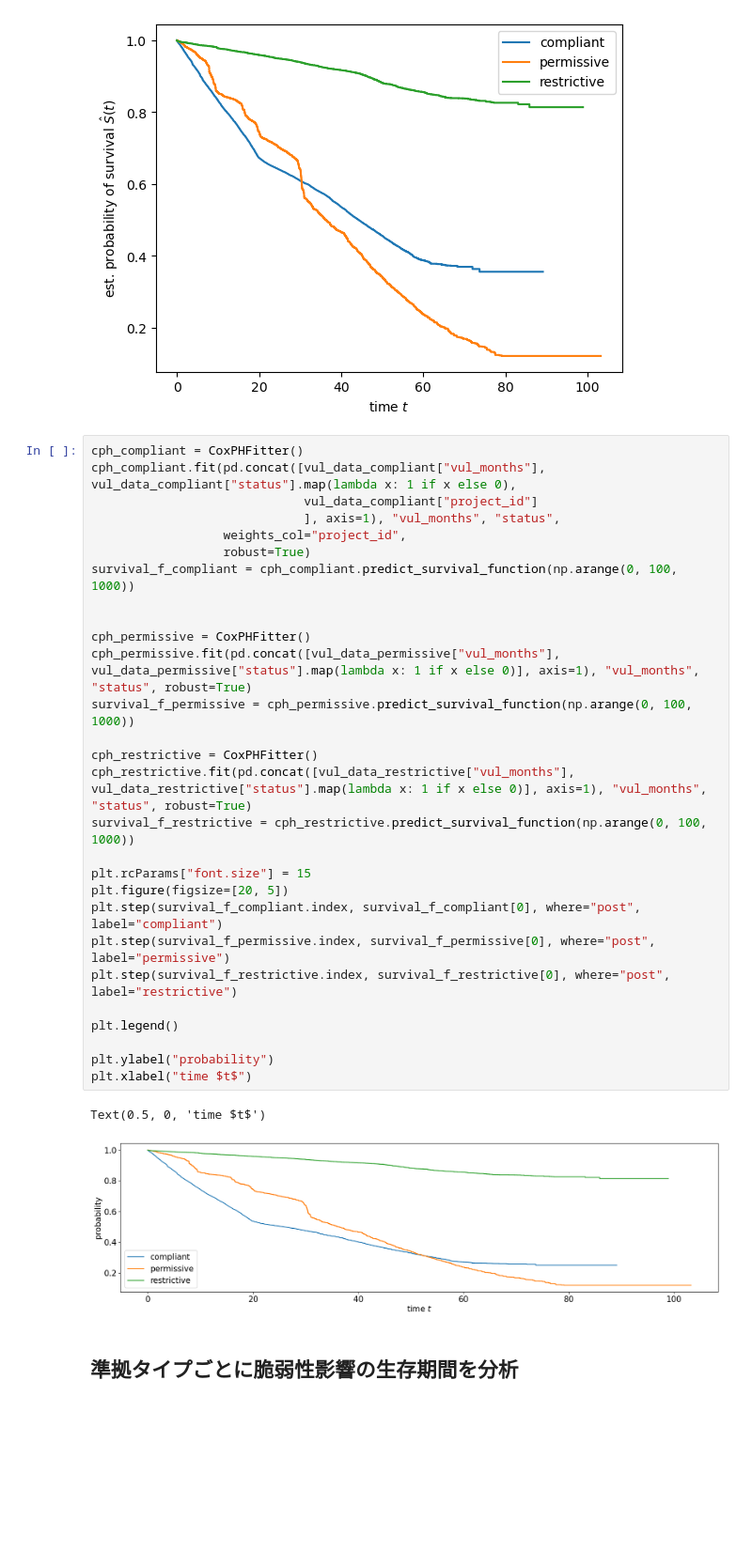
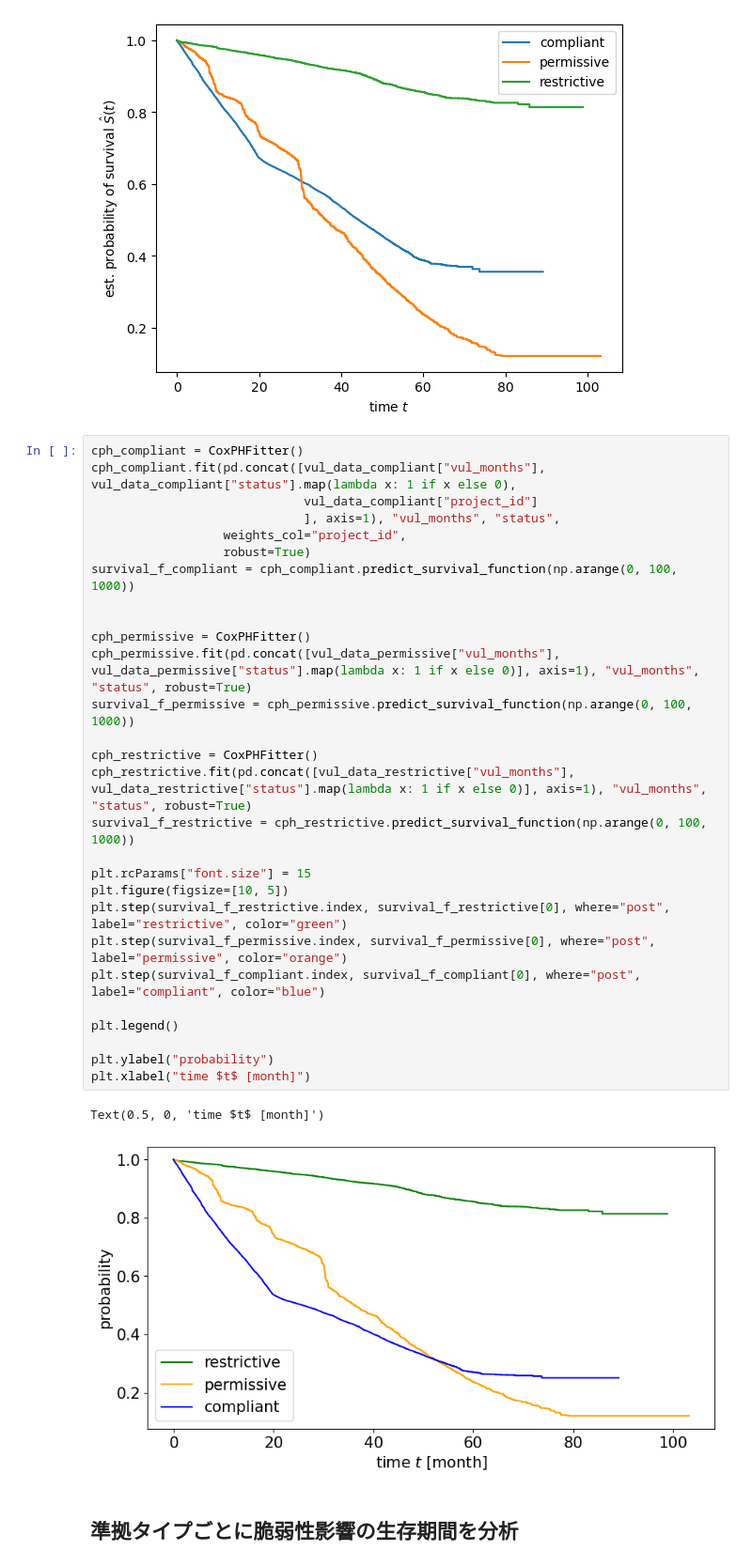
Before and after one commit to yamoyamoto/lib_network_research, a Jupyter notebook: analyzer/exprore_npm_vul_analyze_data.ipynb, the cells around one changed output. Shown at 94% size. Cells and saved outputs as stored; diff of their text form; blank space fills up the shorter version.

```diff
--- a/analyzer/exprore_npm_vul_analyze_data.ipynb
+++ b/analyzer/exprore_npm_vul_analyze_data.ipynb
@@ -170,34 +170,34 @@ Text(0.5, 0, 'time $t$')
 # %%
 cph_compliant = CoxPHFitter()
 cph_compliant.fit(pd.concat([vul_data_compliant["vul_months"], vul_data_compliant["status"].map(lambda x: 1 if x else 0),
                              vul_data_compliant["project_id"]
                              ], axis=1), "vul_months", "status",
                   weights_col="project_id",
                   robust=True)
 survival_f_compliant = cph_compliant.predict_survival_function(np.arange(0, 100, 1000))
 
 
 cph_permissive = CoxPHFitter()
 cph_permissive.fit(pd.concat([vul_data_permissive["vul_months"], vul_data_permissive["status"].map(lambda x: 1 if x else 0)], axis=1), "vul_months", "status", robust=True)
 survival_f_permissive = cph_permissive.predict_survival_function(np.arange(0, 100, 1000))
 
 cph_restrictive = CoxPHFitter()
 cph_restrictive.fit(pd.concat([vul_data_restrictive["vul_months"], vul_data_restrictive["status"].map(lambda x: 1 if x else 0)], axis=1), "vul_months", "status", robust=True)
 survival_f_restrictive = cph_restrictive.predict_survival_function(np.arange(0, 100, 1000))
 
 plt.rcParams["font.size"] = 15
-plt.figure(figsize=[20, 5])
-plt.step(survival_f_compliant.index, survival_f_compliant[0], where="post", label="compliant")
-plt.step(survival_f_permissive.index, survival_f_permissive[0], where="post", label="permissive")
-plt.step(survival_f_restrictive.index, survival_f_restrictive[0], where="post", label="restrictive")
+plt.figure(figsize=[10, 5])
+plt.step(survival_f_restrictive.index, survival_f_restrictive[0], where="post", label="restrictive", color="green")
+plt.step(survival_f_permissive.index, survival_f_permissive[0], where="post", label="permissive", color="orange")
+plt.step(survival_f_compliant.index, survival_f_compliant[0], where="post", label="compliant", color="blue")
 
 plt.legend()
 
 plt.ylabel("probability")
-plt.xlabel("time $t$")
+plt.xlabel("time $t$ [month]")
 # %% [output]
-Text(0.5, 0, 'time $t$')
+Text(0.5, 0, 'time $t$ [month]')
-[figure, old version]
+[figure, new version]
 # %% [markdown]
 ## 準拠タイプごとに脆弱性影響の生存期間を分析
 # %% [markdown]
```
